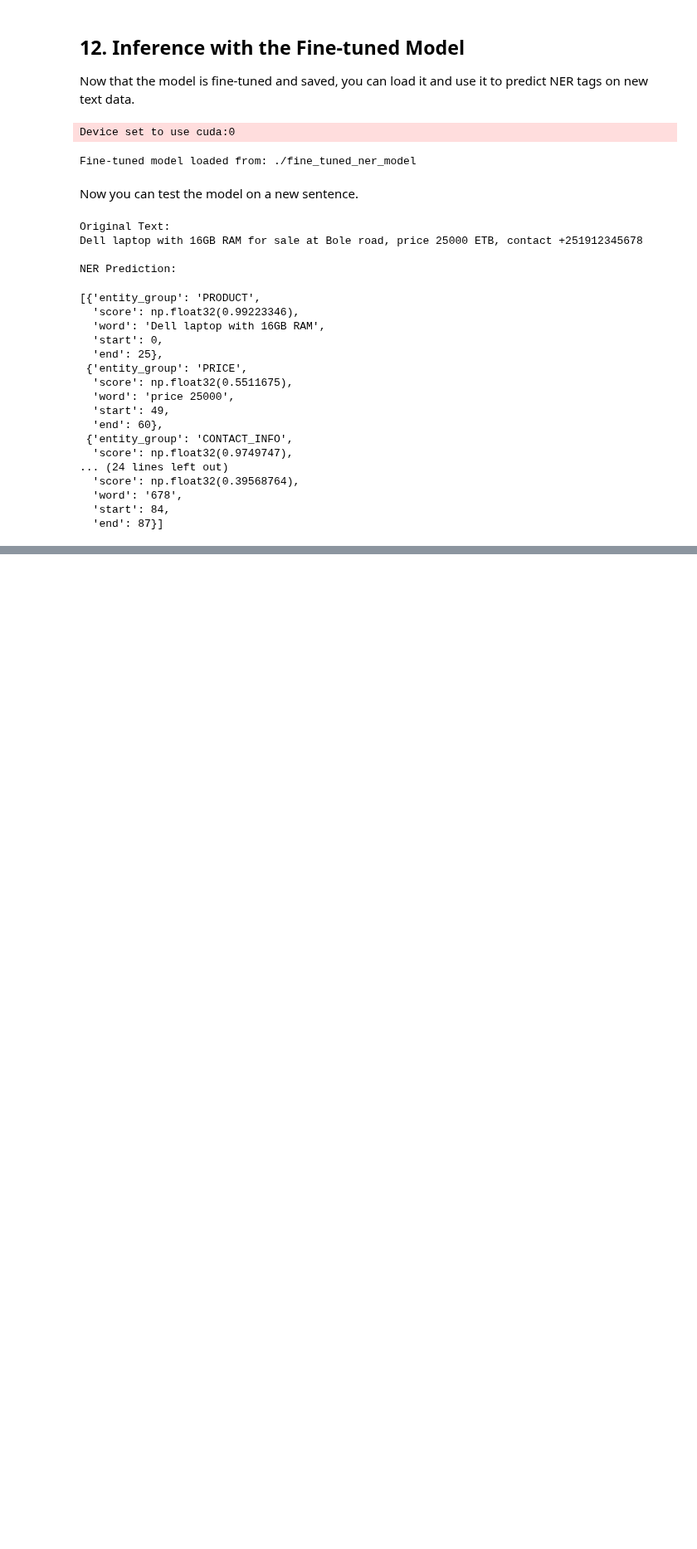
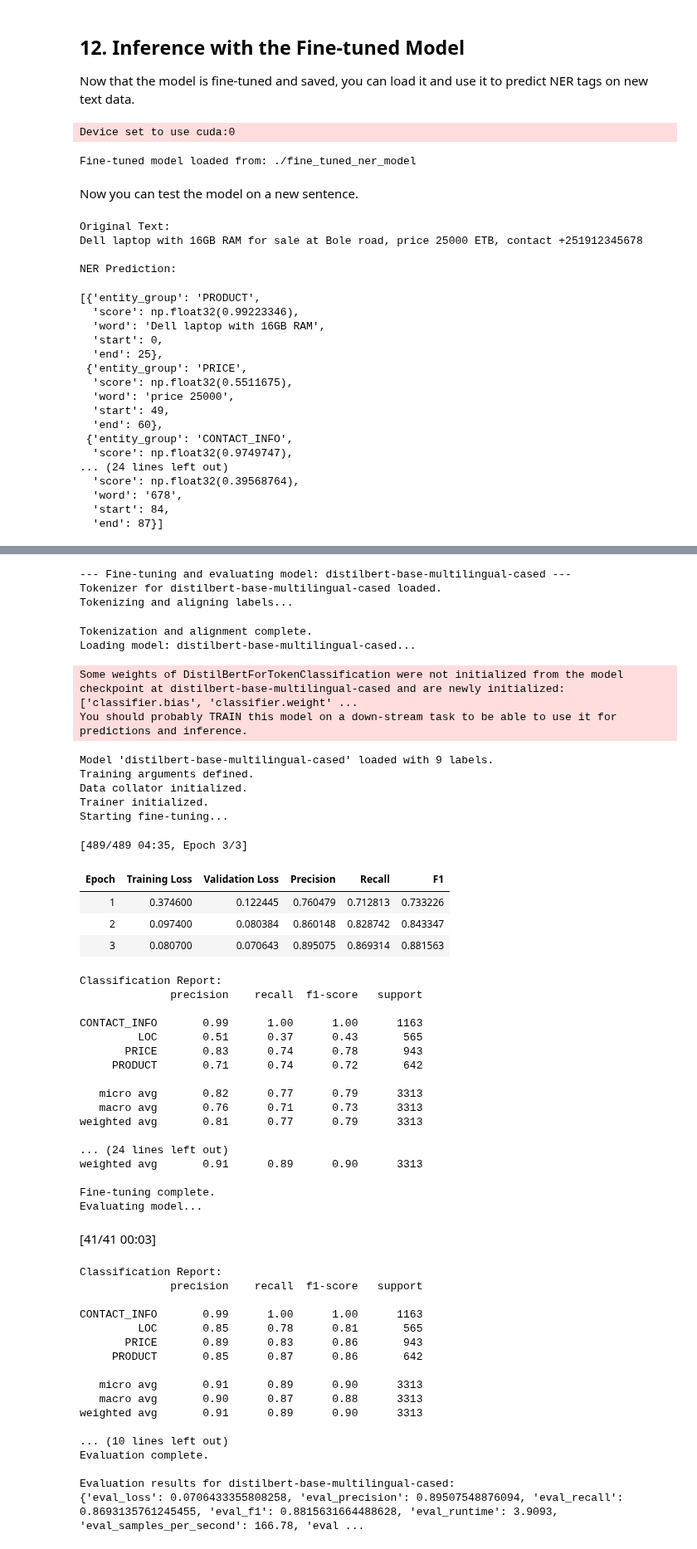
Before and after one commit to michaWorku/amharic-ecommerce-data-extractor, a Jupyter notebook: notebooks/02_Amharic_NER_Fine_Tuning_Experimentation.ipynb, the cells around one changed output, grey strips where cells are left out. Shown at 83% size. Saved outputs shown, nothing was run; the diff lists cells and outputs as text; code cells hidden in the pictures; blank space fills up the shorter version.

```diff
--- a/notebooks/02_Amharic_NER_Fine_Tuning_Experimentation.ipynb
+++ b/notebooks/02_Amharic_NER_Fine_Tuning_Experimentation.ipynb
@@ -654,0 +871,64 @@ else:
+# %%
+distilbert_results = finetune_and_evaluate_model(
+    model_name="distilbert-base-multilingual-cased",
+    train_dataset=train_dataset,
+    eval_dataset=eval_dataset,
+    label_to_id=label_to_id,
+    id_to_label=id_to_label
+)
+
+print("\nEvaluation results for distilbert-base-multilingual-cased:")
+print(distilbert_results)
+# %% [output]
+--- Fine-tuning and evaluating model: distilbert-base-multilingual-cased ---
+Tokenizer for distilbert-base-multilingual-cased loaded.
+Tokenizing and aligning labels...
+Tokenization and alignment complete.
+Loading model: distilbert-base-multilingual-cased...
+Some weights of DistilBertForTokenClassification were not initialized from the model checkpoint at distilbert-base-multilingual-cased and are newly initialized: ['classifier.bias', 'classifier.weight' ...
+You should probably TRAIN this model on a down-stream task to be able to use it for predictions and inference.
+Model 'distilbert-base-multilingual-cased' loaded with 9 labels.
+Training arguments defined.
+Data collator initialized.
+Trainer initialized.
+Starting fine-tuning...
+[489/489 04:35, Epoch 3/3]
+| Epoch | Training Loss | Validation Loss | Precision | Recall | F1 |
+| 1 | 0.374600 | 0.122445 | 0.760479 | 0.712813 | 0.733226 |
+| 2 | 0.097400 | 0.080384 | 0.860148 | 0.828742 | 0.843347 |
+| 3 | 0.080700 | 0.070643 | 0.895075 | 0.869314 | 0.881563 |
+Classification Report:
+              precision    recall  f1-score   support
+
+CONTACT_INFO       0.99      1.00      1.00      1163
+         LOC       0.51      0.37      0.43       565
+       PRICE       0.83      0.74      0.78       943
+     PRODUCT       0.71      0.74      0.72       642
+
+   micro avg       0.82      0.77      0.79      3313
+   macro avg       0.76      0.71      0.73      3313
+weighted avg       0.81      0.77      0.79      3313
+
+... (24 lines left out)
+weighted avg       0.91      0.89      0.90      3313
+
+Fine-tuning complete.
+Evaluating model...
+[41/41 00:03]
+Classification Report:
+              precision    recall  f1-score   support
+
+CONTACT_INFO       0.99      1.00      1.00      1163
+         LOC       0.85      0.78      0.81       565
+       PRICE       0.89      0.83      0.86       943
+     PRODUCT       0.85      0.87      0.86       642
+
+   micro avg       0.91      0.89      0.90      3313
+   macro avg       0.90      0.87      0.88      3313
+weighted avg       0.91      0.89      0.90      3313
+
+... (10 lines left out)
+Evaluation complete.
+
+Evaluation results for distilbert-base-multilingual-cased:
+{'eval_loss': 0.0706433355808258, 'eval_precision': 0.89507548876094, 'eval_recall': 0.8693135761245455, 'eval_f1': 0.8815631664488628, 'eval_runtime': 3.9093, 'eval_samples_per_second': 166.78, 'eval ...
```
Also changed, not shown: parts of 27 cells of this notebook.
